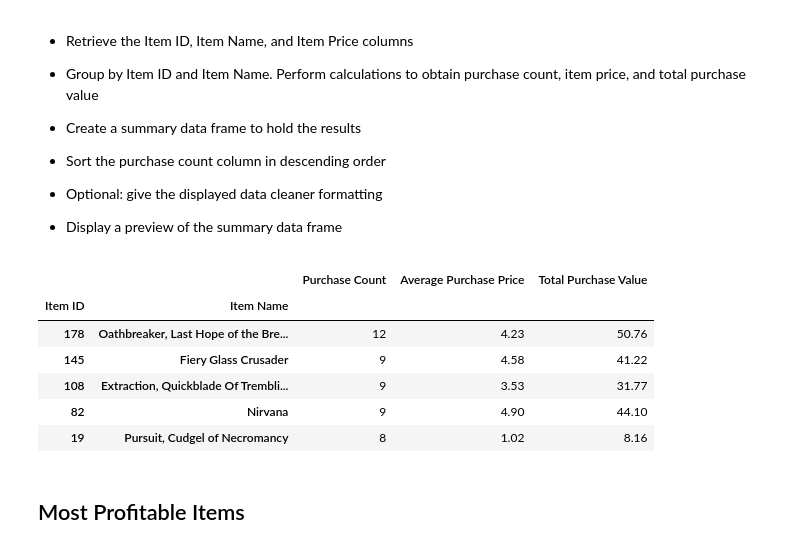
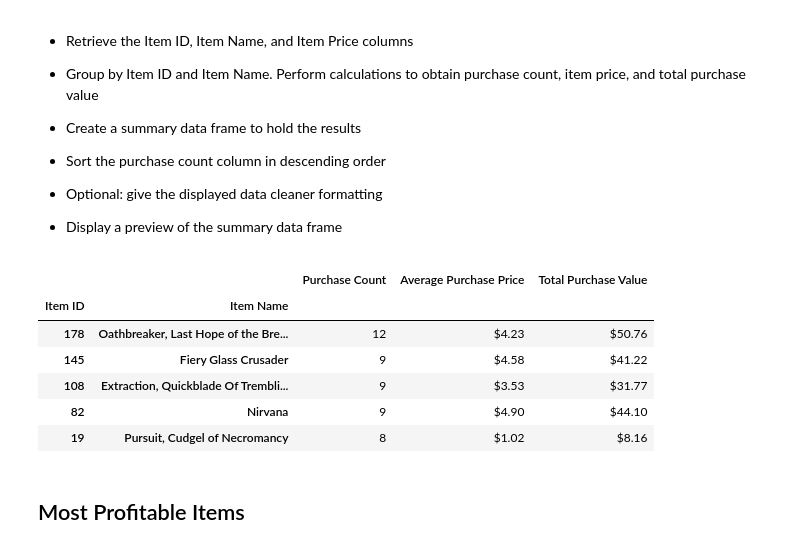
Before and after one commit to LolitaDias/Pandas-Analysis-of-the-fantasy-game-Heroes-of-Pymoli, a Jupyter notebook: HeroesOfPymoli/HeroesOfPymoli.ipynb, the cells around one changed output. Drawn from its saved outputs; the diff is of its cells as text; code cells hidden in the pictures.

```diff
--- a/HeroesOfPymoli/HeroesOfPymoli.ipynb
+++ b/HeroesOfPymoli/HeroesOfPymoli.ipynb
@@ -372,42 +386,45 @@ popular_items_df
 
 #Group by Item ID and Item Name
 popular_items_grouped=popular_items_df.groupby(['Item ID','Item Name'])
 popular_items_grouped.count().head()
 
 #calculations to obtain purchase count, item price, and total purchase value
 
 # Calculate "Purchase Count"
 mp_purchase_count = popular_items_grouped["Item ID"].count()
 #mp_purchase_count
 
 #Average Purchase Price
 mp_avg_purchase_price=popular_items_grouped["Price"].mean()
 #mp_avg_purchase_price
 
 #Total Purchase Value
 mp_total_purchase_price=popular_items_grouped["Price"].sum()
 mp_total_purchase_price
 
 #summary data frame
 new_popular_items=pd.DataFrame({"Purchase Count":mp_purchase_count,
                                 "Average Purchase Price":mp_avg_purchase_price,
                                 "Total Purchase Value":mp_total_purchase_price})
-#top_spend_df
+
+most_profitable_items=new_popular_items.copy()
 
 #Sort
 new_popular_items=new_popular_items.sort_values("Purchase Count",ascending=False)
-most_profitable_items=new_popular_items.copy()
-#new_popular_items["Average Purchase Price"]=new_popular_items["Average Purchase Price"].map("${0:.2f}".format)
-#new_popular_items["Total Purchase Value"]=new_popular_items["Total Purchase Value"].map("${0:.2f}".format)
+
+#Format - Most Popular Items
+new_popular_items["Average Purchase Price"]=new_popular_items["Average Purchase Price"].map("${0:.2f}".format)
+new_popular_items["Total Purchase Value"]=new_popular_items["Total Purchase Value"].map("${0:.2f}".format)
+
 new_popular_items.head()
 # %% [output]
 |  |  | Purchase Count | Average Purchase Price | Total Purchase Value |
 | Item ID | Item Name |  |  |  |
-| 178 | Oathbreaker, Last Hope of the Bre... | 12 | 4.23 | 50.76 |
-| 145 | Fiery Glass Crusader | 9 | 4.58 | 41.22 |
-| 108 | Extraction, Quickblade Of Trembli... | 9 | 3.53 | 31.77 |
-| 82 | Nirvana | 9 | 4.90 | 44.10 |
-| 19 | Pursuit, Cudgel of Necromancy | 8 | 1.02 | 8.16 |
+| 178 | Oathbreaker, Last Hope of the Bre... | 12 | $4.23 | $50.76 |
+| 145 | Fiery Glass Crusader | 9 | $4.58 | $41.22 |
+| 108 | Extraction, Quickblade Of Trembli... | 9 | $3.53 | $31.77 |
+| 82 | Nirvana | 9 | $4.90 | $44.10 |
+| 19 | Pursuit, Cudgel of Necromancy | 8 | $1.02 | $8.16 |
 # %% [markdown]
 ## Most Profitable Items
 # %% [markdown]
```
Also changed, not shown: parts of 7 cells of this notebook.
